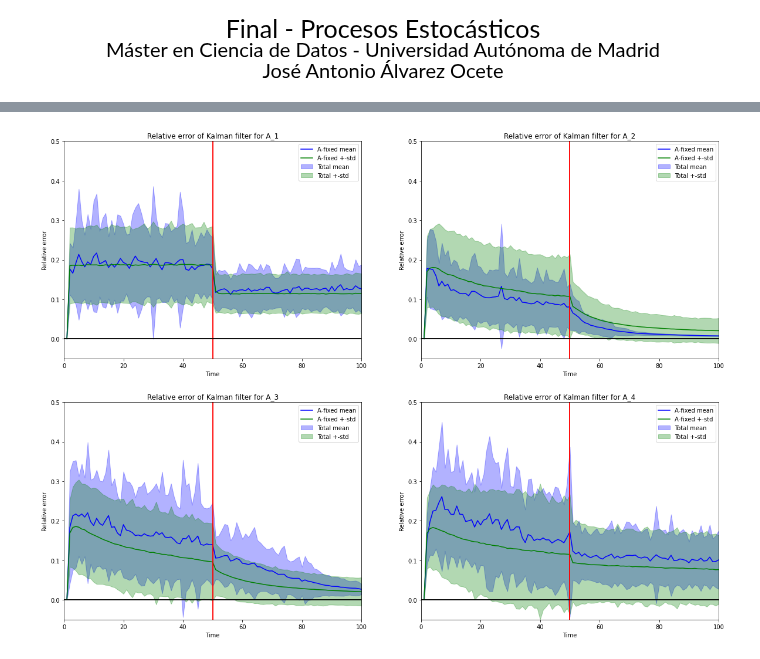
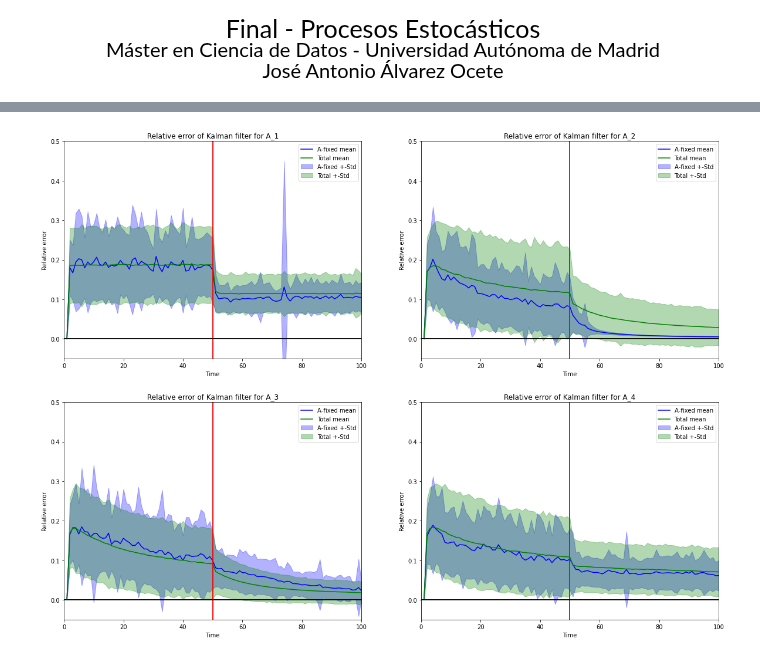
Before and after one commit to Ocete/mcd, a Jupyter notebook: PE/Discreto/final/kalman.ipynb, the cells around one changed output, grey strips where cells are left out. Drawn from its saved outputs; the diff is of its cells as text; code cells hidden in the pictures.

```diff
--- a/PE/Discreto/final/kalman.ipynb
+++ b/PE/Discreto/final/kalman.ipynb
@@ -6,10 +6,15 @@
 from kalman_aux import mk_mat, u_f, B, C, Q, R, sigma_v, sigma_w
 import numpy as np
 import matplotlib.pyplot as plt
+import random
+
+def set_seed(s):
+    random.seed(s)
+    np.random.seed(s)
 # %%
 def get_test_case(i_test_case):
     if i_test_case < 0 or i_test_case > 4:
-        exit('i_test_case must be in [1,4]')
+        exit('i_test_case must be an integer in [1,4]')
     lambdas = [[0.2, 0.1, 0, -0.1],
               [0.99, 0.1, 0, -0.1],
               [1, 0.1, 0, -0.1],
@@ -64,14 +69,13 @@ class KalmanFilter():
 
         return abs_errors / xs_norms
 # %%
-def subplot_errors(axis, x, mean, std, model_name):
-    axis.plot(x, mean)
-    axis.fill_between(x, mean-std, mean+std, color='b', alpha=.3)
+def subplot_errors(axis, x, mean, std, model_name, color='b'):
+    axis.plot(x, mean, color=color)
+    axis.fill_between(x, mean-std, mean+std, color=color, alpha=.3)
     axis.axvline(x=50, ymin=0, color='r', label='_nolegend_')
     axis.axhline(y=0, xmin=0, color='black', label='_nolegend_')
     axis.set_xlim([0,100])
     axis.set_ylim([-0.05,0.5])
-    axis.legend(['Mean error', '+-std'])
     axis.set_xlabel('Time')
     axis.set_ylabel('Relative error')
     axis.set_title('Relative error of Kalman filter for {}'.format(model_name))
@@ -90,8 +94,9 @@ def plot_errors(models, max_time=100, n_repetitions=100):
     axis = np.array(axis).flatten()
     for i in range(4):
         subplot_errors(axis[i], x, means[i], stds[i], names[i])
+        axis[i].legend(['Mean error', '+-Std'])
 
-np.random.seed(123)
+set_seed(123)
 models = [ KalmanFilter(get_test_case(i)) for i in range(1, 5) ]
 plot_errors(models)
 # %% [output]
@@ -99,42 +130,31 @@ plot_errors(models)
 # %%
-def subplot_errors(axis, x, mean, std, model_name, color):
-    axis.plot(x, mean, color=color)
-    axis.fill_between(x, mean-std, mean+std, color=color, alpha=.3)
-    axis.axvline(x=50, ymin=0, color='r', label='_nolegend_')
-    axis.axhline(y=0, xmin=0, color='black', label='_nolegend_')
-    axis.set_xlim([0,100])
-    axis.set_ylim([-0.05,0.5])
-    axis.set_xlabel('Time')
-    axis.set_ylabel('Relative error')
-    axis.set_title('Relative error of Kalman filter for {}'.format(model_name))
-
 def plot_errors_boostrap(max_time=100, n_repetitions=100, n_copies_of_each_model_type=100):
     x = np.arange(1, 101)
     all_models = [
         [ KalmanFilter(get_test_case(i)) for _ in range(n_copies_of_each_model_type) ]
         for i in range(1, 5)
     ]
     rel_errors = [
         [
             [ model.simulate_kalman_filter(max_time) for i in range(n_repetitions) ]
             for model in i_models
         ]
         for i_models in all_models
     ]
     fixed_A_means = [ np.mean(model_A_i_errors[0], axis=0) for model_A_i_errors in rel_errors ]
     fixed_A_stds = [ np.std(model_A_i_errors[0], axis=0) for model_A_i_errors in rel_errors ]
     total_means = np.mean(rel_errors, axis=(1,2))
     total_stds = np.std(rel_errors, axis=(1,2))
 
     names = [ 'A_{}'.format(i) for i in range(1,5) ]
     _, axis = plt.subplots(2, 2, figsize=(20,15))
     axis = np.array(axis).flatten()
     for i in range(4):
         subplot_errors(axis[i], x, fixed_A_means[i], fixed_A_stds[i], names[i], color='b')
         subplot_errors(axis[i], x, total_means[i], total_stds[i], names[i], color='green')
-        axis[i].legend(['A-fixed mean', 'Total mean', 'A-fixed +-std', 'Total +-std'])
+        axis[i].legend(['A-fixed mean', 'Total mean', 'A-fixed +-Std', 'Total +-Std'])
 
-np.random.seed(123)
+set_seed(123)
 plot_errors_boostrap()
 # %% [output]
-[figure, old version]
+[figure, new version]
```
Also changed, not shown: parts of 3 cells of this notebook, 5 other files.
